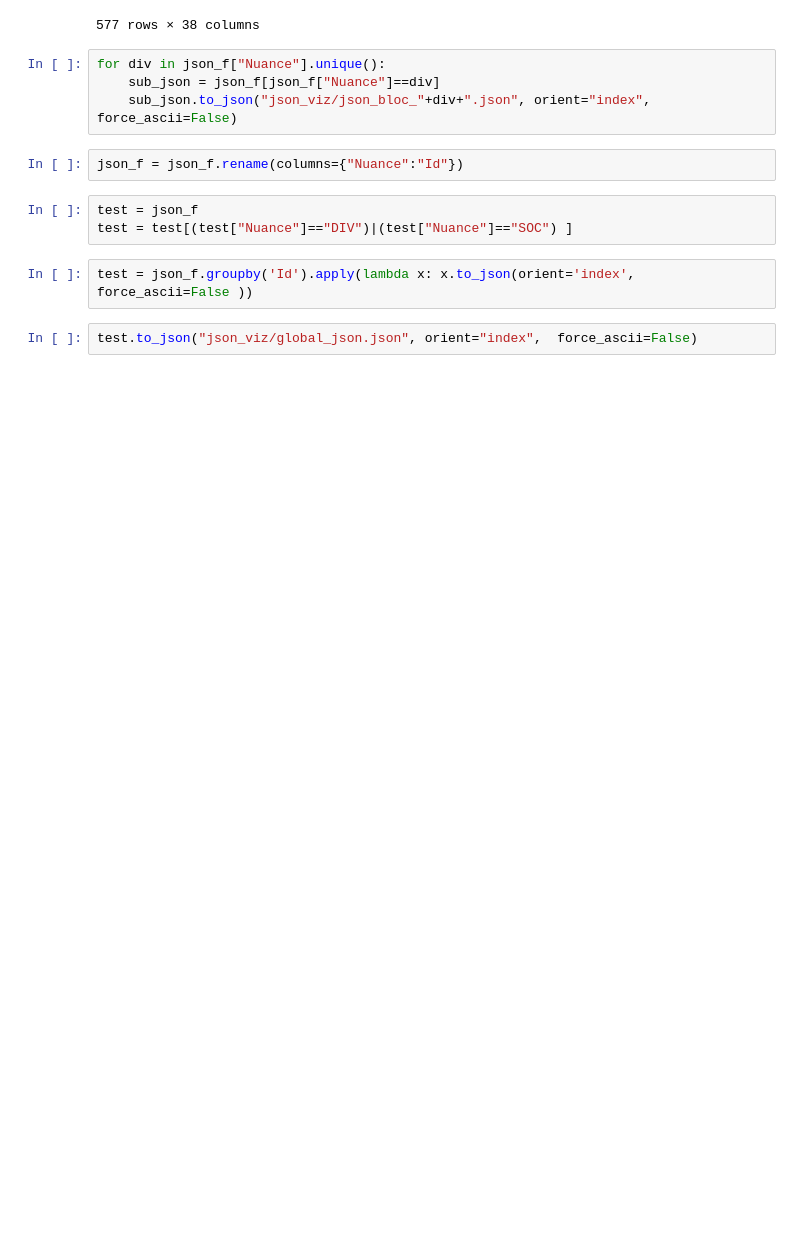
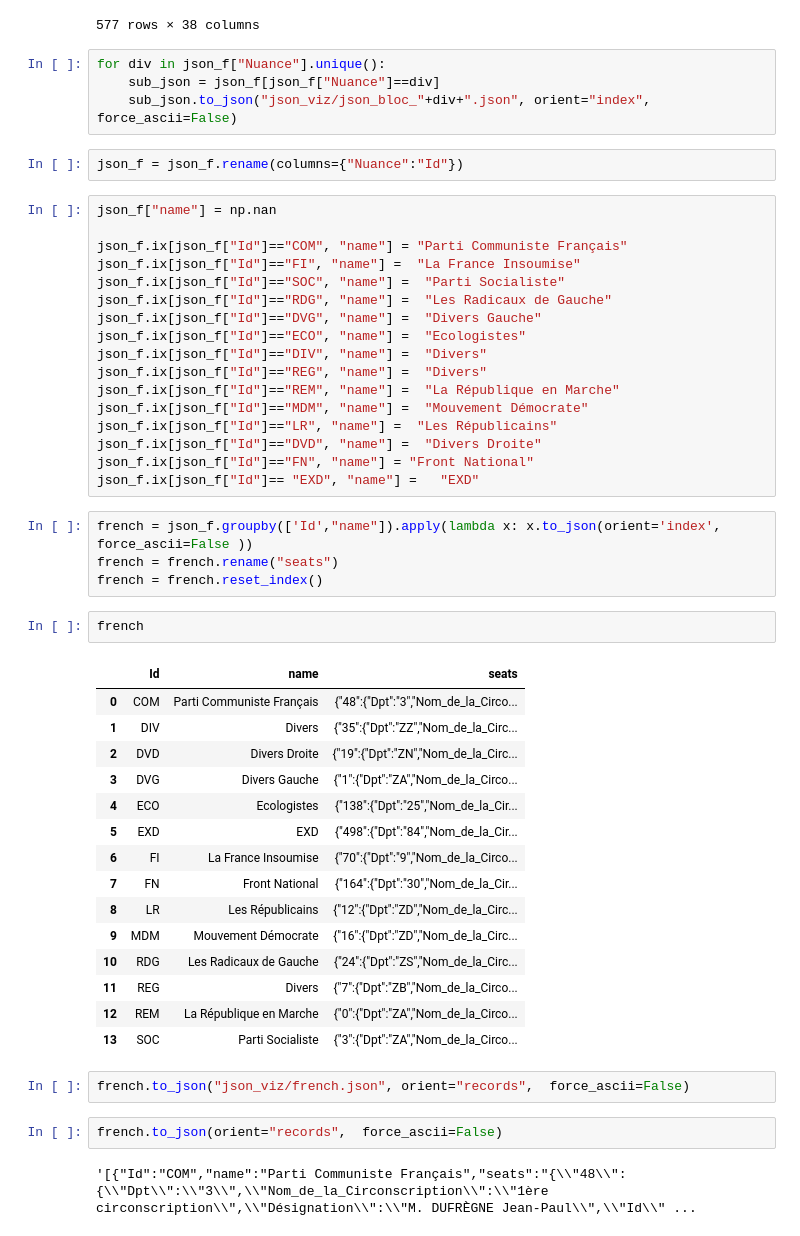
Before and after one commit to verycourt/Elections, a Jupyter notebook: legislatives/dataviz/TEST_dataviz/data/ETL_json1.ipynb, the cells around one changed output. Saved outputs shown, nothing was run; the diff lists cells and outputs as text; blank space fills up the shorter version.

```diff
--- a/legislatives/dataviz/TEST_dataviz/data/ETL_json1.ipynb
+++ b/legislatives/dataviz/TEST_dataviz/data/ETL_json1.ipynb
@@ -394,10 +394,48 @@ for div in json_f["Nuance"].unique():
     sub_json.to_json("json_viz/json_bloc_"+div+".json", orient="index", force_ascii=False)
 # %%
 json_f = json_f.rename(columns={"Nuance":"Id"})
-# %%
-test = json_f
-test = test[(test["Nuance"]=="DIV")|(test["Nuance"]=="SOC") ]
+# %%
+json_f["name"] = np.nan
+
+json_f.ix[json_f["Id"]=="COM", "name"] = "Parti Communiste Français"
+json_f.ix[json_f["Id"]=="FI", "name"] =  "La France Insoumise"
+json_f.ix[json_f["Id"]=="SOC", "name"] =  "Parti Socialiste"
+json_f.ix[json_f["Id"]=="RDG", "name"] =  "Les Radicaux de Gauche"
+json_f.ix[json_f["Id"]=="DVG", "name"] =  "Divers Gauche"
+json_f.ix[json_f["Id"]=="ECO", "name"] =  "Ecologistes"
+json_f.ix[json_f["Id"]=="DIV", "name"] =  "Divers"
+json_f.ix[json_f["Id"]=="REG", "name"] =  "Divers"
+json_f.ix[json_f["Id"]=="REM", "name"] =  "La République en Marche"
+json_f.ix[json_f["Id"]=="MDM", "name"] =  "Mouvement Démocrate"
+json_f.ix[json_f["Id"]=="LR", "name"] =  "Les Républicains"
+json_f.ix[json_f["Id"]=="DVD", "name"] =  "Divers Droite"
+json_f.ix[json_f["Id"]=="FN", "name"] = "Front National"
+json_f.ix[json_f["Id"]== "EXD", "name"] =   "EXD"
 # %%
-test = json_f.groupby('Id').apply(lambda x: x.to_json(orient='index', force_ascii=False ))
+french = json_f.groupby(['Id',"name"]).apply(lambda x: x.to_json(orient='index', force_ascii=False ))
+french = french.rename("seats")
+french = french.reset_index()
+# %%
+french
+# %% [output]
+|  | Id | name | seats |
+| 0 | COM | Parti Communiste Français | {"48":{"Dpt":"3","Nom_de_la_Circo... |
+| 1 | DIV | Divers | {"35":{"Dpt":"ZZ","Nom_de_la_Circ... |
+| 2 | DVD | Divers Droite | {"19":{"Dpt":"ZN","Nom_de_la_Circ... |
+| 3 | DVG | Divers Gauche | {"1":{"Dpt":"ZA","Nom_de_la_Circo... |
+| 4 | ECO | Ecologistes | {"138":{"Dpt":"25","Nom_de_la_Cir... |
+| 5 | EXD | EXD | {"498":{"Dpt":"84","Nom_de_la_Cir... |
+| 6 | FI | La France Insoumise | {"70":{"Dpt":"9","Nom_de_la_Circo... |
+| 7 | FN | Front National | {"164":{"Dpt":"30","Nom_de_la_Cir... |
+| 8 | LR | Les Républicains | {"12":{"Dpt":"ZD","Nom_de_la_Circ... |
+| 9 | MDM | Mouvement Démocrate | {"16":{"Dpt":"ZD","Nom_de_la_Circ... |
+| 10 | RDG | Les Radicaux de Gauche | {"24":{"Dpt":"ZS","Nom_de_la_Circ... |
+| 11 | REG | Divers | {"7":{"Dpt":"ZB","Nom_de_la_Circo... |
+| 12 | REM | La République en Marche | {"0":{"Dpt":"ZA","Nom_de_la_Circo... |
+| 13 | SOC | Parti Socialiste | {"3":{"Dpt":"ZA","Nom_de_la_Circo... |
 # %%
-test.to_json("json_viz/global_json.json", orient="index",  force_ascii=False)
+french.to_json("json_viz/french.json", orient="records",  force_ascii=False)
+# %%
+french.to_json(orient="records",  force_ascii=False)
+# %% [output]
+'[{"Id":"COM","name":"Parti Communiste Français","seats":"{\\"48\\":{\\"Dpt\\":\\"3\\",\\"Nom_de_la_Circonscription\\":\\"1ère circonscription\\",\\"Désignation\\":\\"M. DUFRÈGNE Jean-Paul\\",\\"Id\\" ...
```
Also changed, not shown: 18 other files.
